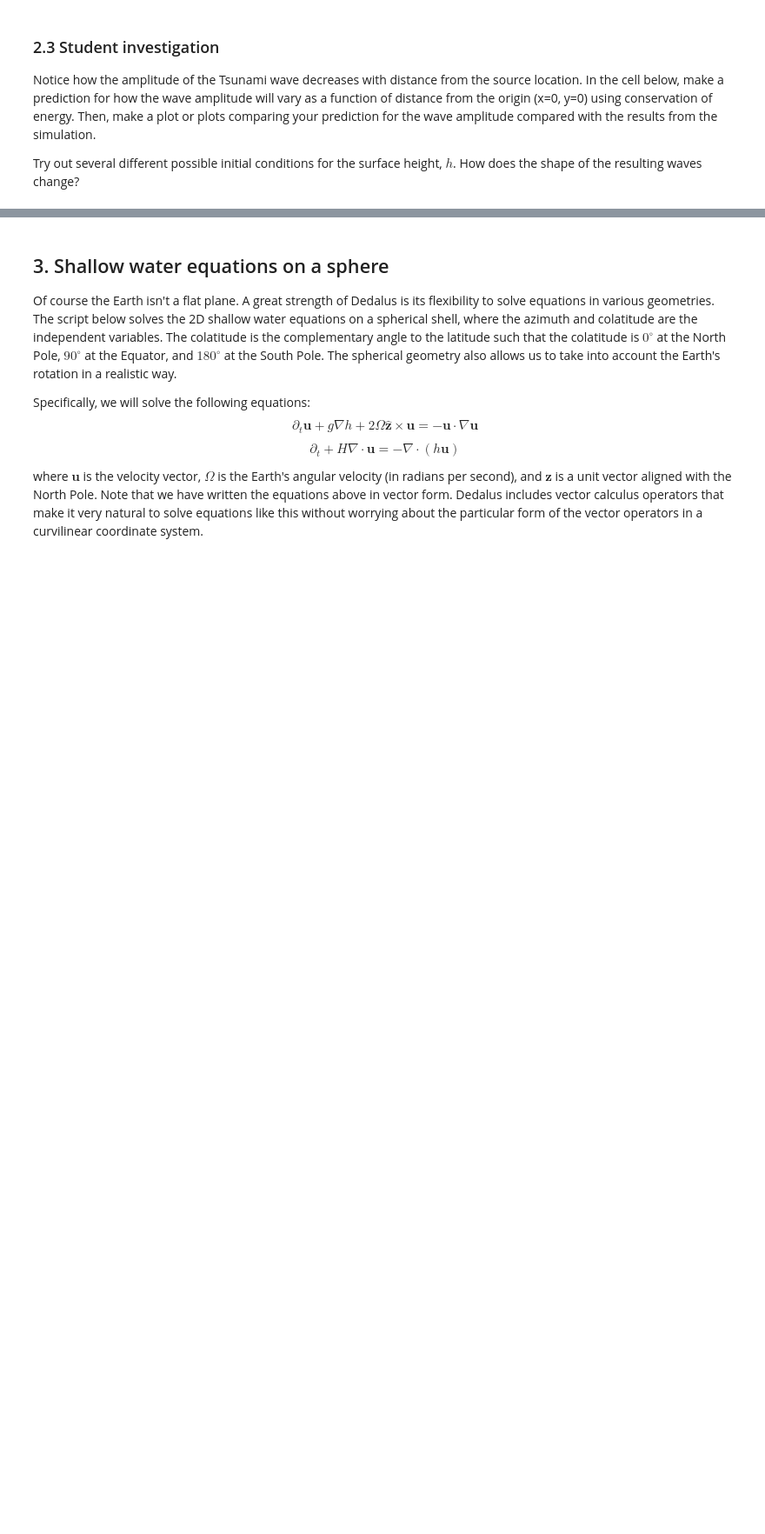
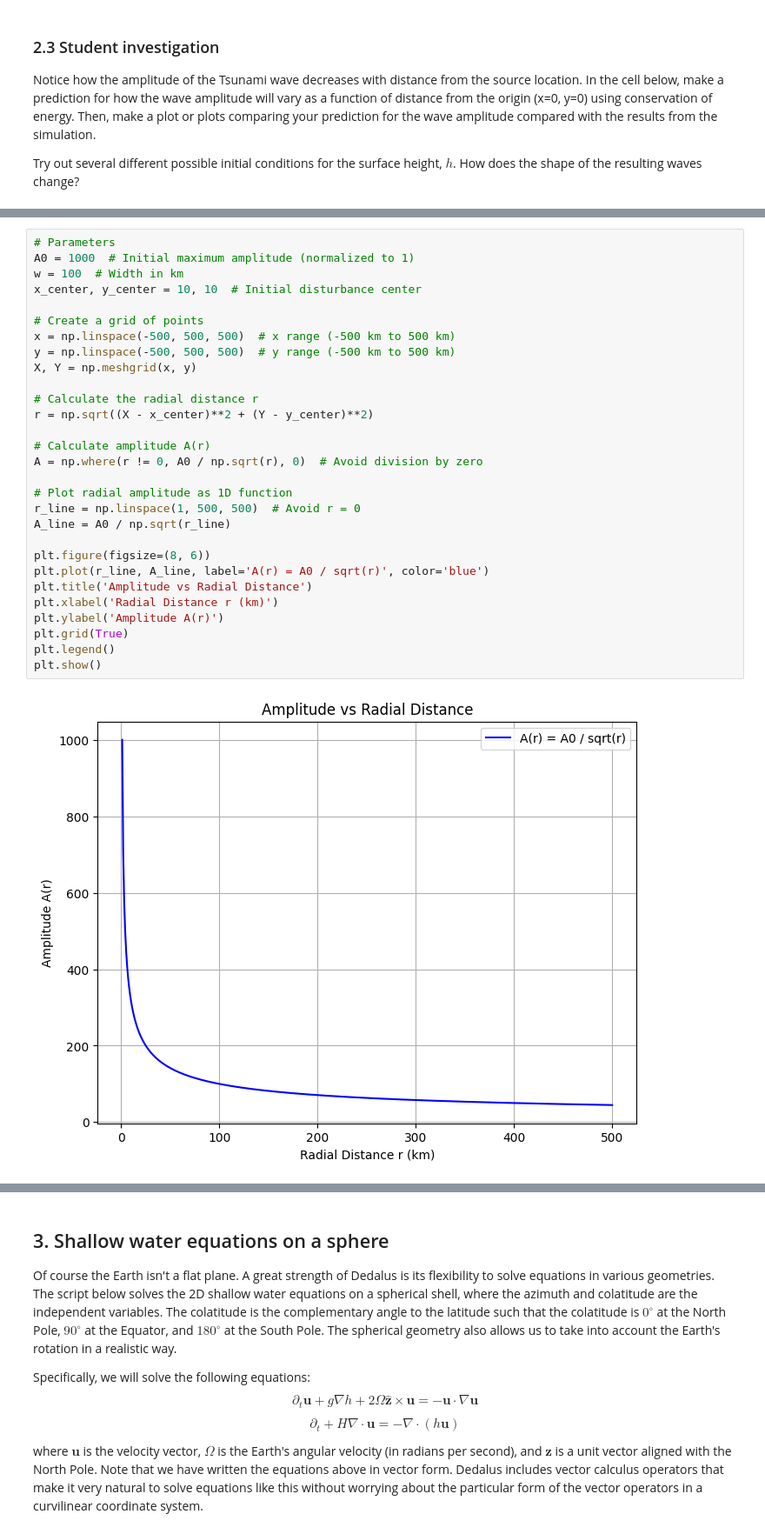
Before and after one commit to StarYuxinChen/QCES, a Jupyter notebook: Project3_tsunami.ipynb, the cells around one changed output, grey strips where cells are left out. Shown at 87% size. Saved outputs shown, nothing was run; the diff lists cells and outputs as text; blank space fills up the shorter version.

```diff
--- a/Project3_tsunami.ipynb
+++ b/Project3_tsunami.ipynb
@@ -466,0 +497,31 @@ ADD DISCUSSION HERE (~1 paragraph)
+# %%
+# Parameters
+A0 = 1000  # Initial maximum amplitude (normalized to 1)
+w = 100  # Width in km
+x_center, y_center = 10, 10  # Initial disturbance center
+
+# Create a grid of points
+x = np.linspace(-500, 500, 500)  # x range (-500 km to 500 km)
+y = np.linspace(-500, 500, 500)  # y range (-500 km to 500 km)
+X, Y = np.meshgrid(x, y)
+
+# Calculate the radial distance r
+r = np.sqrt((X - x_center)**2 + (Y - y_center)**2)
+
+# Calculate amplitude A(r)
+A = np.where(r != 0, A0 / np.sqrt(r), 0)  # Avoid division by zero
+
+# Plot radial amplitude as 1D function
+r_line = np.linspace(1, 500, 500)  # Avoid r = 0
+A_line = A0 / np.sqrt(r_line)
+
+plt.figure(figsize=(8, 6))
+plt.plot(r_line, A_line, label='A(r) = A0 / sqrt(r)', color='blue')
+plt.title('Amplitude vs Radial Distance')
+plt.xlabel('Radial Distance r (km)')
+plt.ylabel('Amplitude A(r)')
+plt.grid(True)
+plt.legend()
+plt.show()
+# %% [output]
+[figure, added]
```
Also changed, not shown: parts of 22 cells of this notebook.
